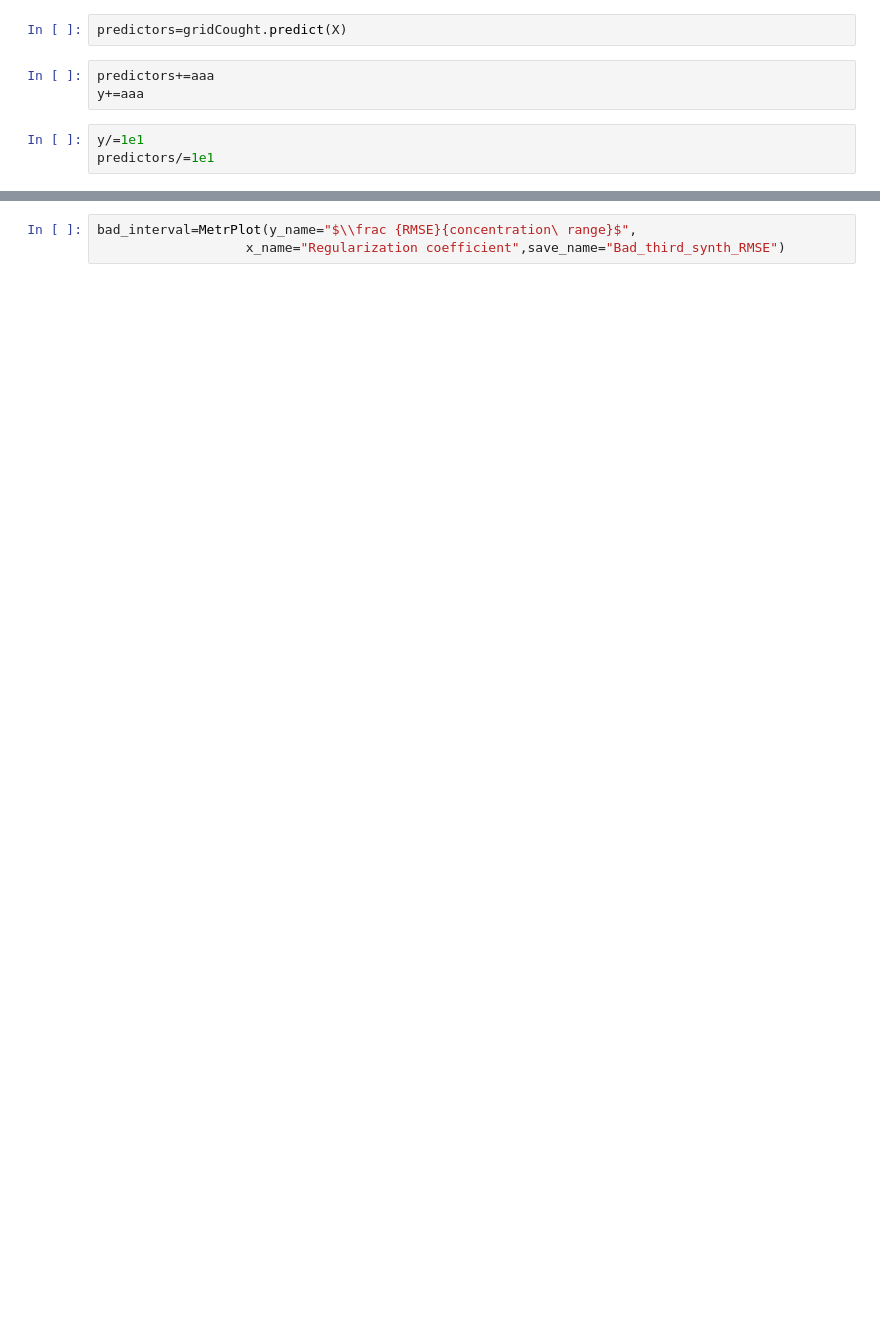
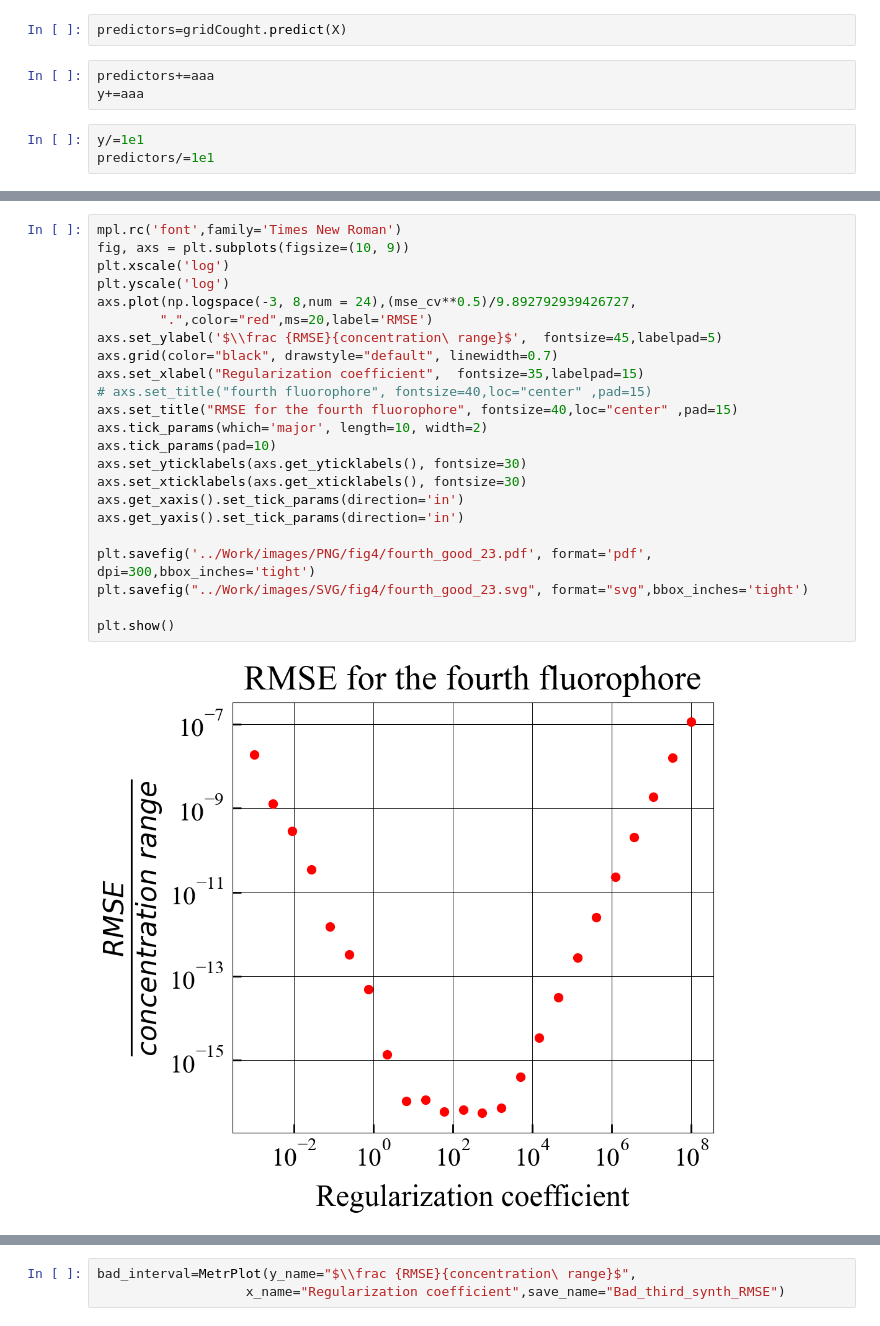
Before and after one commit to 89605502155/ML-repositry, a Jupyter notebook: renew_NPLS1.ipynb, the cells around one changed output, grey strips where cells are left out. Drawn from its saved outputs; the diff is of its cells as text; blank space fills up the shorter version.

```diff
--- a/renew_NPLS1.ipynb
+++ b/renew_NPLS1.ipynb
@@ -104,0 +129,25 @@ plt.show()
+# %%
+mpl.rc('font',family='Times New Roman')
+fig, axs = plt.subplots(figsize=(10, 9))
+plt.xscale('log')
+plt.yscale('log')
+axs.plot(np.logspace(-3, 8,num = 24),(mse_cv**0.5)/9.892792939426727,
+        ".",color="red",ms=20,label='RMSE')
+axs.set_ylabel('$\\frac {RMSE}{concentration\ range}$',  fontsize=45,labelpad=5)
+axs.grid(color="black", drawstyle="default", linewidth=0.7)
+axs.set_xlabel("Regularization coefficient",  fontsize=35,labelpad=15)
+# axs.set_title("fourth fluorophore", fontsize=40,loc="center" ,pad=15)
+axs.set_title("RMSE for the fourth fluorophore", fontsize=40,loc="center" ,pad=15)
+axs.tick_params(which='major', length=10, width=2)
+axs.tick_params(pad=10)
+axs.set_yticklabels(axs.get_yticklabels(), fontsize=30)
+axs.set_xticklabels(axs.get_xticklabels(), fontsize=30)
+axs.get_xaxis().set_tick_params(direction='in')
+axs.get_yaxis().set_tick_params(direction='in')
+
+plt.savefig('../Work/images/PNG/fig4/fourth_good_23.pdf', format='pdf', dpi=300,bbox_inches='tight')
+plt.savefig("../Work/images/SVG/fig4/fourth_good_23.svg", format="svg",bbox_inches='tight')
+
+plt.show()
+# %% [output]
+[figure, added]
```
Also changed, not shown: parts of 14 cells of this notebook, 5 other files.
